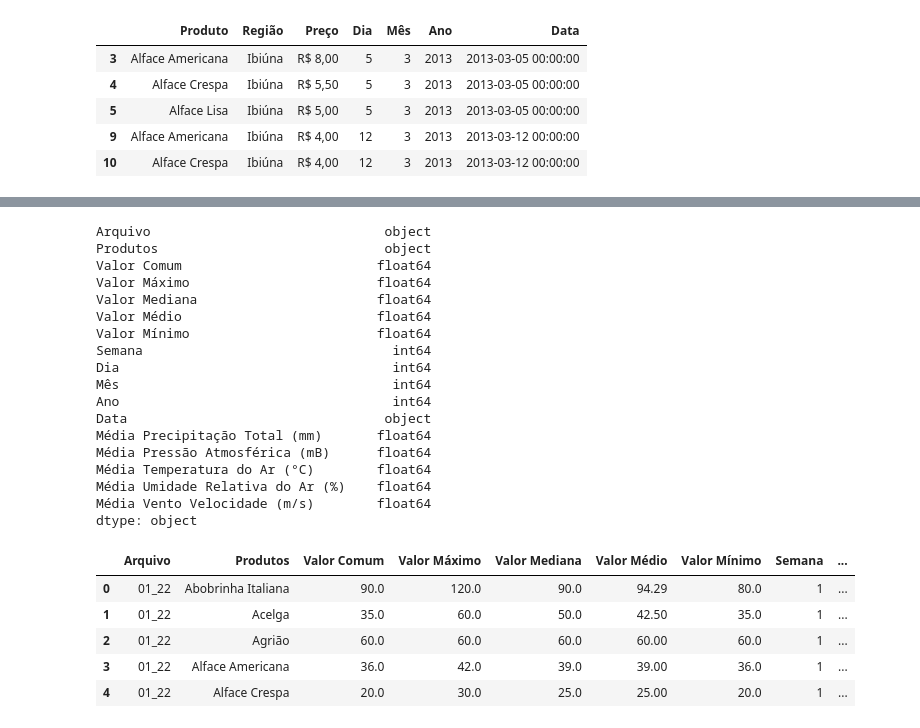
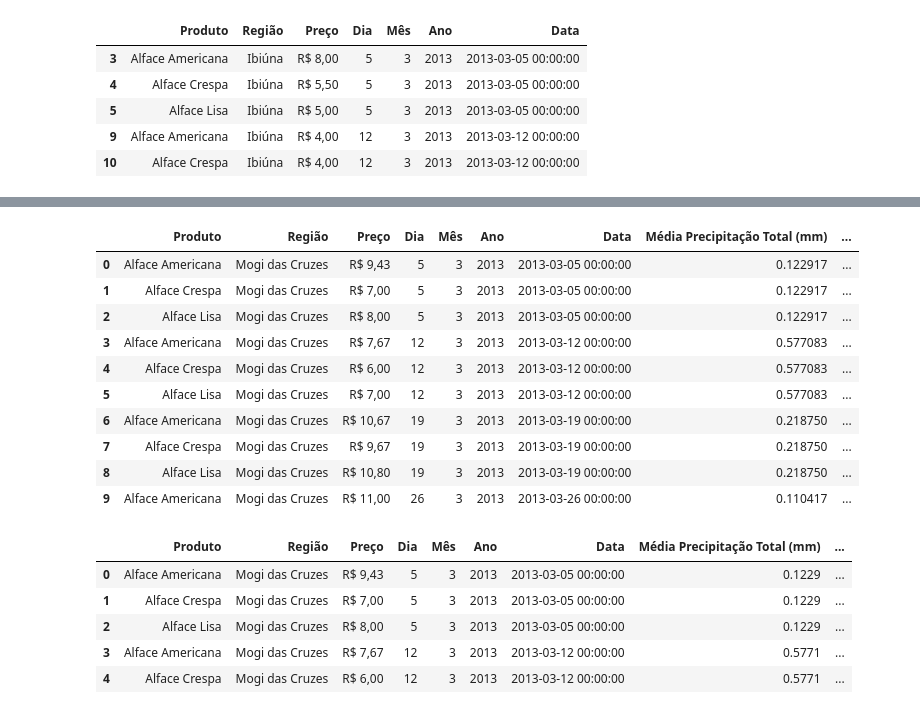
Before and after one commit to caioypaulino/TG-AnaliseDados, a Jupyter notebook: NUPPA.ipynb, the cells around one changed output, grey strips where cells are left out. Drawn from its saved outputs; the diff is of its cells as text; code cells hidden in the pictures.

Commit message:
Extração de dados INMET_MOGI

```diff
--- a/NUPPA.ipynb
+++ b/NUPPA.ipynb
@@ -84,14 +87,15 @@ UFuncTypeError: ufunc 'subtract' cannot use operands with types dtype('<M8[ns]')
 # %%
+# Criando um DataFrame para armazenar os dados do inmet_sp agrupados(+média) pelos intervalos das datas de catálogo em mogi
+inmet_folhosas_mogi = pd.DataFrame()
 
-resultados = pd.DataFrame()
-
+# Foreach para percorrer as datas identificadas e realizar os processamentos de dados
 for i in range(len(datas_mogi) - 1):
     intervalo_datas_mogi = inmet_sp[(inmet_sp['Data'] >= datas_mogi[i]) & (inmet_sp['Data'] <= datas_mogi[i+1])]
 
-    inmet_folhosas_mogi = intervalo_datas_mogi.mean()
+    pivot_mogi = intervalo_datas_mogi[['Média Precipitação Total (mm)', 'Média Pressão Atmosférica (mB)', 'Média Temperatura do Ar (°C)', 'Média Umidade Relativa do Ar (%)', 'Média Vento Velocidade (m/s)']].mean()
 
-    inmet_folhosas_mogi['Data'] = datas_mogi[i+1]
+    pivot_mogi['Data'] = datas_mogi[i+1]
 
-    resultados = resultados.append(inmet_folhosas_mogi, ignore_index = True)
+    inmet_folhosas_mogi = inmet_folhosas_mogi.append(pivot_mogi, ignore_index=True)
 
-resultados.head(100)
+inmet_folhosas_mogi.head(10)
@@ -98,45 +114,37 @@ resultados.head(100)
 # %%
-nuppa_inmet = pd.merge(nuppa,inmet)
-
-nuppa_inmet['Média Umidade Relativa do Ar (%)'] = nuppa_inmet['Média Umidade Relativa do Ar (%)'].str.replace(',','.').astype(float)
-
-nuppa_inmet.dtypes
+# Gerando um novo DataFrame a partir da junção dos dados de produtos e dados meteorológicos históricos de mogi
+folhosas_inmet_mogi = pd.merge(folhosas_mogi,inmet_folhosas_mogi)
+folhosas_inmet_mogi.head(10)
 # %% [output]
-Arquivo                              object
-Produtos                             object
-Valor Comum                         float64
-Valor Máximo                        float64
-Valor Mediana                       float64
-Valor Médio                         float64
-Valor Mínimo                        float64
-Semana                                int64
-Dia                                   int64
-Mês                                   int64
-Ano                                   int64
-Data                                 object
-Média Precipitação Total (mm)       float64
-Média Pressão Atmosférica (mB)      float64
-Média Temperatura do Ar (°C)        float64
-Média Umidade Relativa do Ar (%)    float64
-Média Vento Velocidade (m/s)        float64
-dtype: object
+|  | Produto | Região | Preço | Dia | Mês | Ano | Data | Média Precipitação Total (mm) | ... |
+| 0 | Alface Americana | Mogi das Cruzes | R$ 9,43 | 5 | 3 | 2013 | 2013-03-05 00:00:00 | 0.122917 | ... |
+| 1 | Alface Crespa | Mogi das Cruzes | R$ 7,00 | 5 | 3 | 2013 | 2013-03-05 00:00:00 | 0.122917 | ... |
+| 2 | Alface Lisa | Mogi das Cruzes | R$ 8,00 | 5 | 3 | 2013 | 2013-03-05 00:00:00 | 0.122917 | ... |
+| 3 | Alface Americana | Mogi das Cruzes | R$ 7,67 | 12 | 3 | 2013 | 2013-03-12 00:00:00 | 0.577083 | ... |
+| 4 | Alface Crespa | Mogi das Cruzes | R$ 6,00 | 12 | 3 | 2013 | 2013-03-12 00:00:00 | 0.577083 | ... |
+| 5 | Alface Lisa | Mogi das Cruzes | R$ 7,00 | 12 | 3 | 2013 | 2013-03-12 00:00:00 | 0.577083 | ... |
+| 6 | Alface Americana | Mogi das Cruzes | R$ 10,67 | 19 | 3 | 2013 | 2013-03-19 00:00:00 | 0.218750 | ... |
+| 7 | Alface Crespa | Mogi das Cruzes | R$ 9,67 | 19 | 3 | 2013 | 2013-03-19 00:00:00 | 0.218750 | ... |
+| 8 | Alface Lisa | Mogi das Cruzes | R$ 10,80 | 19 | 3 | 2013 | 2013-03-19 00:00:00 | 0.218750 | ... |
+| 9 | Alface Americana | Mogi das Cruzes | R$ 11,00 | 26 | 3 | 2013 | 2013-03-26 00:00:00 | 0.110417 | ... |
 # %%
-nuppa_inmet['Média Precipitação Total (mm)'] = nuppa_inmet['Média Precipitação Total (mm)'].round(4)
-nuppa_inmet['Média Pressão Atmosférica (mB)'] = nuppa_inmet['Média Pressão Atmosférica (mB)'].round(3)
-nuppa_inmet['Média Temperatura do Ar (°C)'] = nuppa_inmet['Média Temperatura do Ar (°C)'].round(2)
-nuppa_inmet['Média Umidade Relativa do Ar (%)'] = nuppa_inmet['Média Umidade Relativa do Ar (%)'].round(2)
-nuppa_inmet['Média Vento Velocidade (m/s)'] = nuppa_inmet['Média Vento Velocidade (m/s)'].round(2)
+# Formatação de colunas (arredondamento de casas decimais)
+folhosas_inmet_mogi['Média Precipitação Total (mm)'] = folhosas_inmet_mogi['Média Precipitação Total (mm)'].round(4)
+folhosas_inmet_mogi['Média Pressão Atmosférica (mB)'] = folhosas_inmet_mogi['Média Pressão Atmosférica (mB)'].round(3)
+folhosas_inmet_mogi['Média Temperatura do Ar (°C)'] = folhosas_inmet_mogi['Média Temperatura do Ar (°C)'].round(2)
+folhosas_inmet_mogi['Média Umidade Relativa do Ar (%)'] = folhosas_inmet_mogi['Média Umidade Relativa do Ar (%)'].round(2)
+folhosas_inmet_mogi['Média Vento Velocidade (m/s)'] = folhosas_inmet_mogi['Média Vento Velocidade (m/s)'].round(2)
 
-nuppa_inmet['Média Umidade Relativa do Ar (%)'] = nuppa_inmet['Média Umidade Relativa do Ar (%)'].astype(str) + '%'
+folhosas_inmet_mogi['Média Umidade Relativa do Ar (%)'] = folhosas_inmet_mogi['Média Umidade Relativa do Ar (%)'].astype(str) + '%'
 
-nuppa_inmet.head()
+folhosas_inmet_mogi.head()
 # %% [output]
-|  | Arquivo | Produtos | Valor Comum | Valor Máximo | Valor Mediana | Valor Médio | Valor Mínimo | Semana | ... |
-| 0 | 01_22 | Abobrinha Italiana | 90.0 | 120.0 | 90.0 | 94.29 | 80.0 | 1 | ... |
-| 1 | 01_22 | Acelga | 35.0 | 60.0 | 50.0 | 42.50 | 35.0 | 1 | ... |
-| 2 | 01_22 | Agrião | 60.0 | 60.0 | 60.0 | 60.00 | 60.0 | 1 | ... |
-| 3 | 01_22 | Alface Americana | 36.0 | 42.0 | 39.0 | 39.00 | 36.0 | 1 | ... |
-| 4 | 01_22 | Alface Crespa | 20.0 | 30.0 | 25.0 | 25.00 | 20.0 | 1 | ... |
+|  | Produto | Região | Preço | Dia | Mês | Ano | Data | Média Precipitação Total (mm) | ... |
+| 0 | Alface Americana | Mogi das Cruzes | R$ 9,43 | 5 | 3 | 2013 | 2013-03-05 00:00:00 | 0.1229 | ... |
+| 1 | Alface Crespa | Mogi das Cruzes | R$ 7,00 | 5 | 3 | 2013 | 2013-03-05 00:00:00 | 0.1229 | ... |
+| 2 | Alface Lisa | Mogi das Cruzes | R$ 8,00 | 5 | 3 | 2013 | 2013-03-05 00:00:00 | 0.1229 | ... |
+| 3 | Alface Americana | Mogi das Cruzes | R$ 7,67 | 12 | 3 | 2013 | 2013-03-12 00:00:00 | 0.5771 | ... |
+| 4 | Alface Crespa | Mogi das Cruzes | R$ 6,00 | 12 | 3 | 2013 | 2013-03-12 00:00:00 | 0.5771 | ... |
 # %%
 inmet = nuppa_inmet.loc[:, 'Data':'Média Vento Velocidade (m/s)']
 inmet.to_csv('INMET_SP_2022_2023_filtered.csv', index = 0)
```
Also changed, not shown: parts of 4 cells of this notebook.
